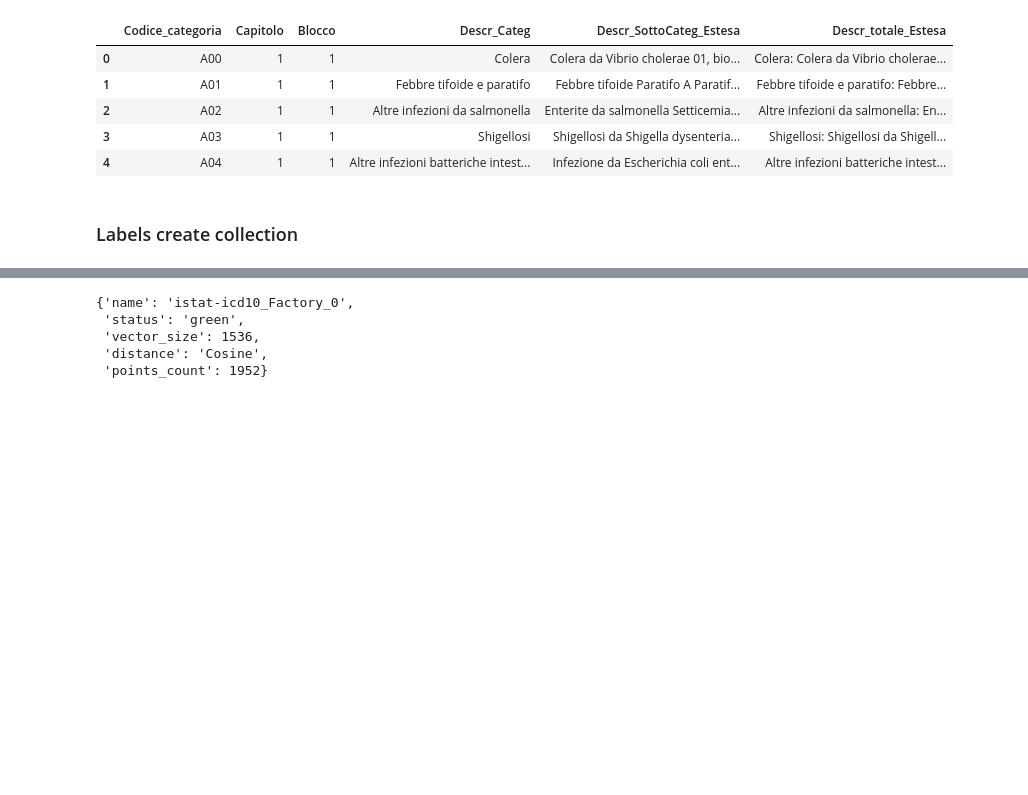
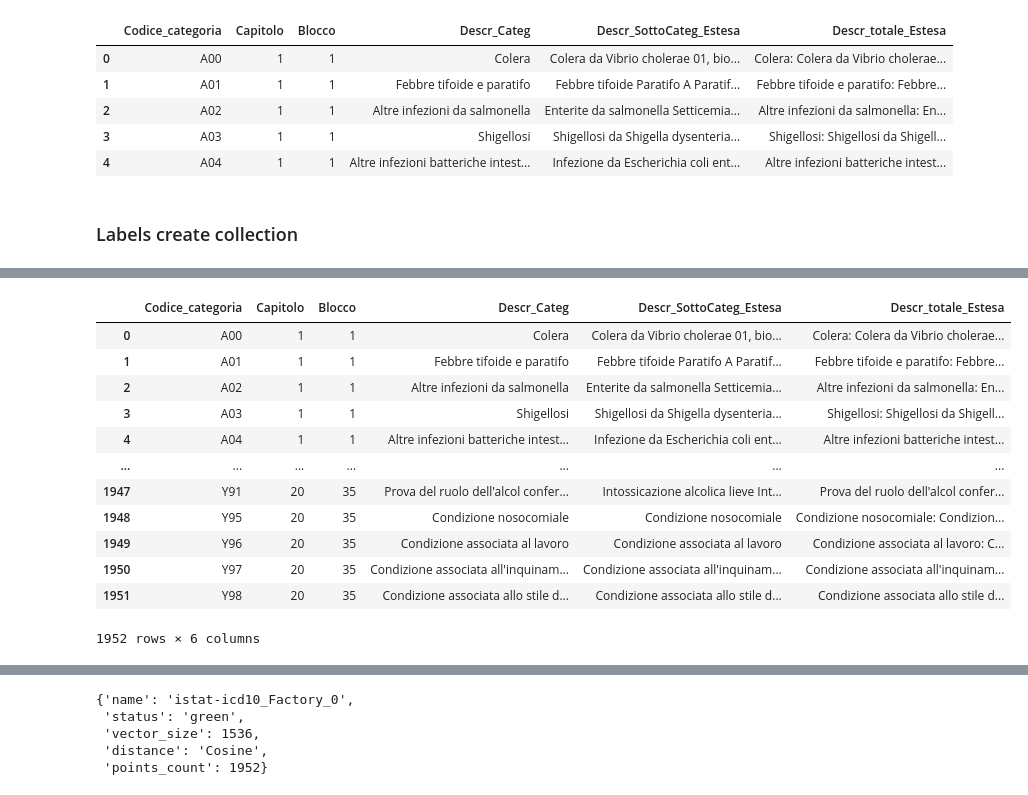
Before and after one commit to istat-methodology/semantic-search, a Jupyter notebook: notebooks/test-semantic-on-medical_data.ipynb, the cells around one changed output, grey strips where cells are left out. Cells and saved outputs as stored; diff of their text form; code cells hidden in the pictures; blank space fills up the shorter version.

```diff
--- a/notebooks/test-semantic-on-medical_data.ipynb
+++ b/notebooks/test-semantic-on-medical_data.ipynb
@@ -182,2 +201,18 @@ df_copy.head(5)
 # %%
 from semantic_search.qdrant import CollectionManager
+# %%
+df_copy
+# %% [output]
+|  | Codice_categoria | Capitolo | Blocco | Descr_Categ | Descr_SottoCateg_Estesa | Descr_totale_Estesa |
+| 0 | A00 | 1 | 1 | Colera | Colera da Vibrio cholerae 01, bio... | Colera: Colera da Vibrio cholerae... |
+| 1 | A01 | 1 | 1 | Febbre tifoide e paratifo | Febbre tifoide Paratifo A Paratif... | Febbre tifoide e paratifo: Febbre... |
+| 2 | A02 | 1 | 1 | Altre infezioni da salmonella | Enterite da salmonella Setticemia... | Altre infezioni da salmonella: En... |
+| 3 | A03 | 1 | 1 | Shigellosi | Shigellosi da Shigella dysenteria... | Shigellosi: Shigellosi da Shigell... |
+| 4 | A04 | 1 | 1 | Altre infezioni batteriche intest... | Infezione da Escherichia coli ent... | Altre infezioni batteriche intest... |
+| ... | ... | ... | ... | ... | ... | ... |
+| 1947 | Y91 | 20 | 35 | Prova del ruolo dell'alcol confer... | Intossicazione alcolica lieve Int... | Prova del ruolo dell'alcol confer... |
+| 1948 | Y95 | 20 | 35 | Condizione nosocomiale | Condizione nosocomiale | Condizione nosocomiale: Condizion... |
+| 1949 | Y96 | 20 | 35 | Condizione associata al lavoro | Condizione associata al lavoro | Condizione associata al lavoro: C... |
+| 1950 | Y97 | 20 | 35 | Condizione associata all'inquinam... | Condizione associata all'inquinam... | Condizione associata all'inquinam... |
+| 1951 | Y98 | 20 | 35 | Condizione associata allo stile d... | Condizione associata allo stile d... | Condizione associata allo stile d... |
+1952 rows × 6 columns
```
Also changed, not shown: parts of 31 cells of this notebook, 4 other files.
